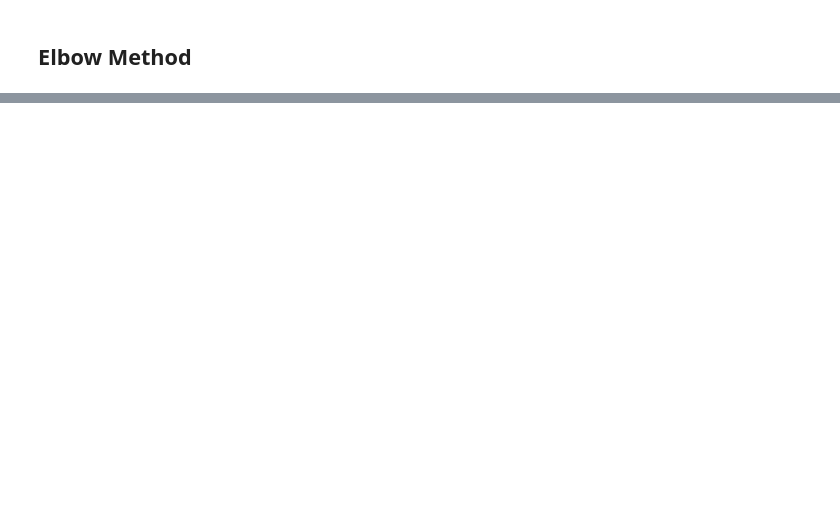
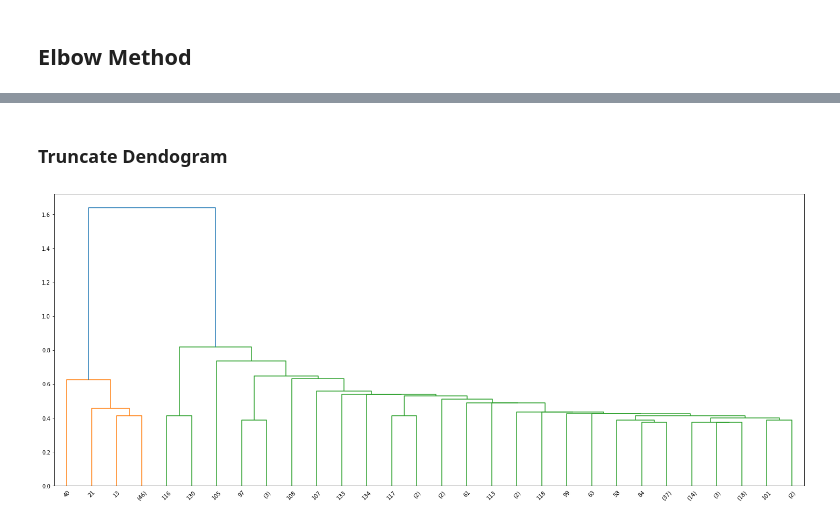
Before and after one commit to ajaybiswas22/Hierarchical-Clustering, a Jupyter notebook: src/hierarchical.ipynb, the cells around one changed output, grey strips where cells are left out. Cells and saved outputs as stored; diff of their text form; code cells hidden in the pictures; blank space fills up the shorter version.

```diff
--- a/src/hierarchical.ipynb
+++ b/src/hierarchical.ipynb
@@ -134,0 +81,8 @@ plt.show()
+# %% [markdown]
+### Truncate Dendogram
+# %%
+fig = plt.figure(figsize=(25, 10))
+t_dn1 = dendrogram(X, truncate_mode='lastp')
+plt.show()
+# %% [output]
+[figure, added]
```
Also changed, not shown: parts of 26 cells of this notebook.
